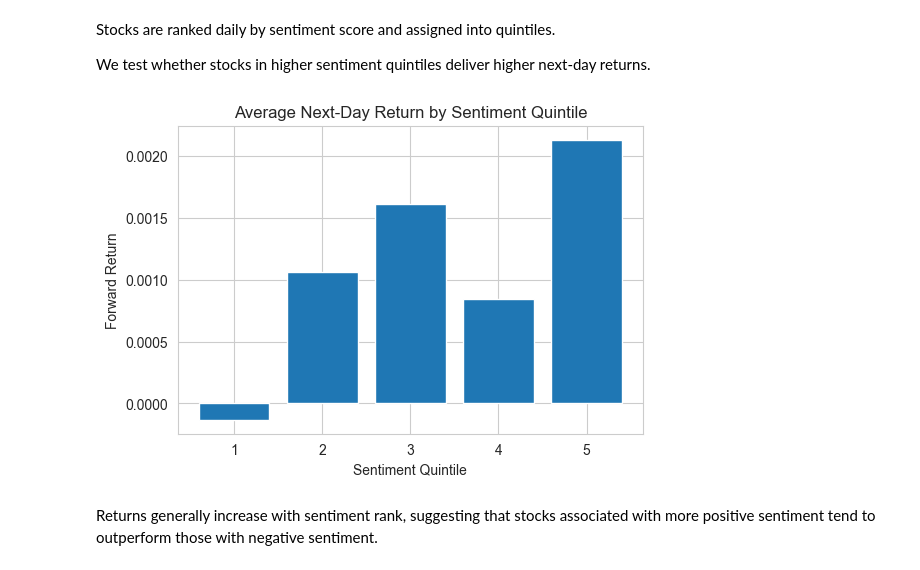
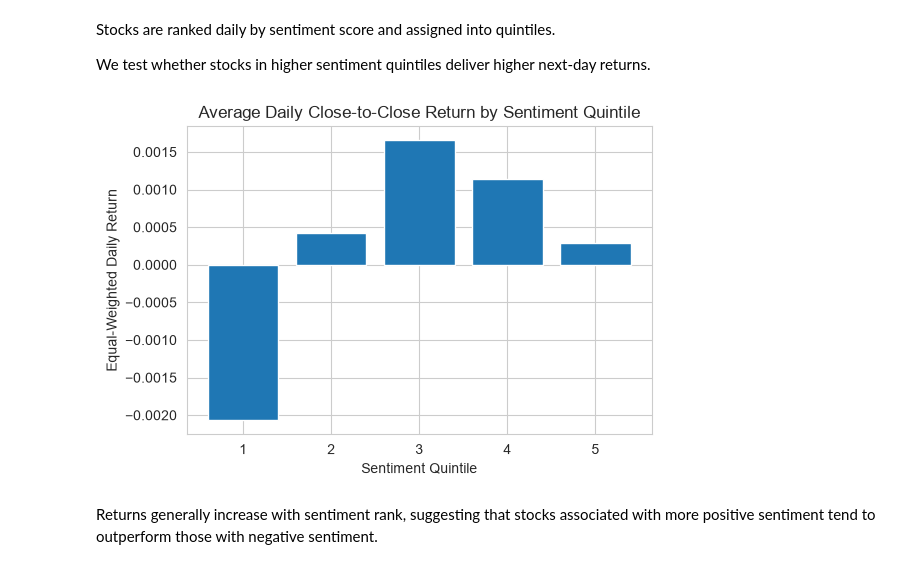
Before and after one commit to gionhengayhe/equity-sentiment-study, a Jupyter notebook: notebooks/news_sentiment_alpha_research.ipynb, the cells around one changed output. Drawn from its saved outputs; the diff is of its cells as text; code cells hidden in the pictures.

```diff
--- a/notebooks/news_sentiment_alpha_research.ipynb
+++ b/notebooks/news_sentiment_alpha_research.ipynb
@@ -109,26 +152,36 @@ Stocks are ranked daily by sentiment score and assigned into quintiles.
 We test whether stocks in higher sentiment quintiles deliver higher next-day returns.
 # %%
 query = """
+WITH daily_quintile AS (
+    SELECT
+        date_t,
+        sentiment_quintile,
+        AVG(forward_return_close_to_close_1d) AS daily_return_ew
+    FROM fct_signal_panel
+    WHERE forward_return_close_to_close_1d IS NOT NULL
+    GROUP BY 1, 2
+)
 SELECT
     sentiment_quintile,
-    AVG(forward_return_1d) AS avg_return
-FROM fct_signal_panel
+    AVG(daily_return_ew) AS avg_daily_return_ew,
+    COUNT(*) AS trading_days
+FROM daily_quintile
 GROUP BY 1
 ORDER BY 1
 """
 
 quintile = con.execute(query).df()
 
 plt.figure(figsize=(6,4))
-plt.bar(quintile.sentiment_quintile, quintile.avg_return)
+plt.bar(quintile.sentiment_quintile, quintile.avg_daily_return_ew)
 
-plt.title("Average Next-Day Return by Sentiment Quintile")
+plt.title("Average Daily Close-to-Close Return by Sentiment Quintile")
 plt.xlabel("Sentiment Quintile")
-plt.ylabel("Forward Return")
+plt.ylabel("Equal-Weighted Daily Return")
 
 plt.show()
 # %% [output]
-[figure, old version]
+[figure, new version]
 # %% [markdown]
 Returns generally increase with sentiment rank, suggesting that stocks associated with more positive sentiment tend to outperform those with negative sentiment.
 # %% [markdown]
```
Also changed, not shown: parts of 25 cells of this notebook, 3 other files.
